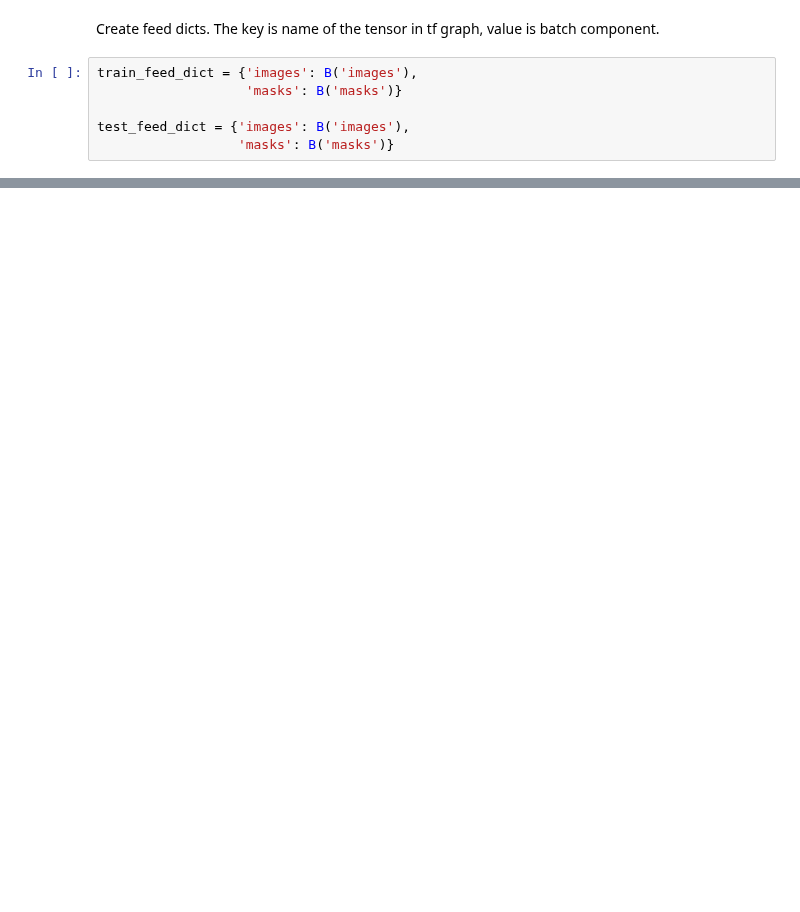
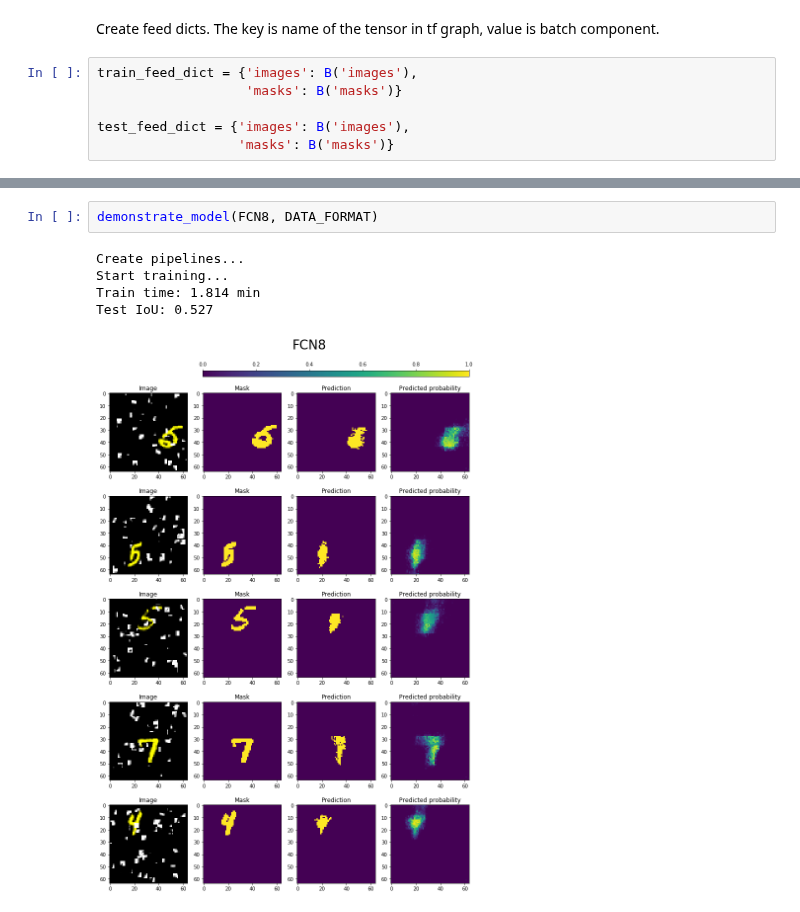
Before and after one commit to analysiscenter/az_training, a Jupyter notebook: alexey_kozhevin/task_02/segmentation_example.ipynb, the cells around one changed output, grey strips where cells are left out. Cells and saved outputs as stored; diff of their text form; blank space fills up the shorter version.

```diff
--- a/alexey_kozhevin/task_02/segmentation_example.ipynb
+++ b/alexey_kozhevin/task_02/segmentation_example.ipynb
@@ -140,0 +149,8 @@ def demonstrate_model(model):
+# %%
+demonstrate_model(FCN8, DATA_FORMAT)
+# %% [output]
+Create pipelines...
+Start training...
+Train time: 1.814 min
+Test IoU: 0.527
+[figure, added]
```
Also changed, not shown: parts of 11 cells of this notebook, 1 other file.
